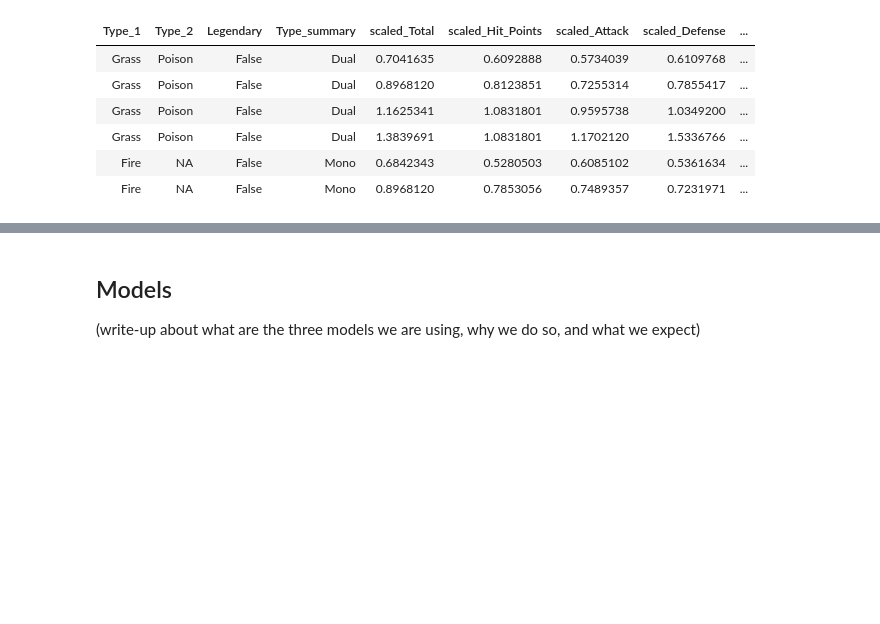
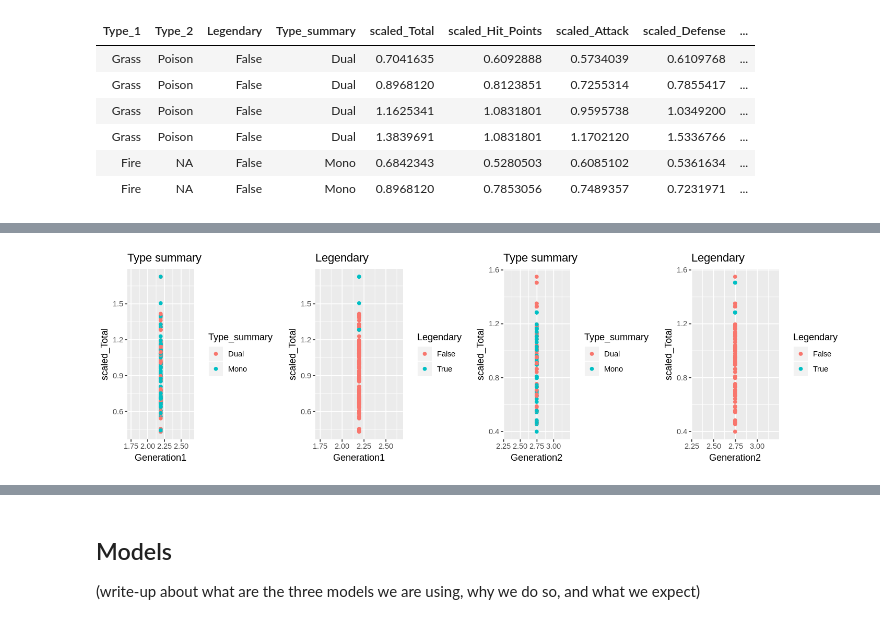
Before and after one commit to Towelat/DSCI--group-7, a Jupyter notebook: group_7_project.ipynb, the cells around one changed output, grey strips where cells are left out. Saved outputs shown, nothing was run; the diff lists cells and outputs as text; code cells hidden in the pictures; blank space fills up the shorter version.

```diff
--- a/group_7_project.ipynb
+++ b/group_7_project.ipynb
@@ -143,0 +186,94 @@ head(scaled_pokemon)
+# %%
+options(repr.plot.width= 12, repr.plot.height= 3.5)
+
+viz4 <- scaled_pokemon %>% filter(!scaled_Gen_1 == 0)%>%
+        ggplot(aes(x= scaled_Gen_1, y= scaled_Total, colour = Type_summary))+
+        geom_point()+
+        #geom_bar(stat = "identity")+
+        labs(x= "Generation1")+
+        ggtitle("Type summary")
+
+viz5 <- scaled_pokemon %>% filter(!scaled_Gen_1 == 0)%>%
+        ggplot(aes(x= scaled_Gen_1, y= scaled_Total, colour = Legendary))+
+        geom_point()+
+        #geom_bar(stat = "identity")+
+        labs(x= "Generation1")+
+        ggtitle("Legendary")
+
+viz6 <- scaled_pokemon %>% filter(!scaled_Gen_2 == 0)%>%
+        ggplot(aes(x= scaled_Gen_2, y= scaled_Total, colour = Type_summary))+
+        geom_point()+
+        #geom_bar(stat = "identity")+
+        labs(x= "Generation2")+
+        ggtitle("Type summary")
+
+viz7 <- scaled_pokemon %>% filter(!scaled_Gen_2 == 0)%>%
+        ggplot(aes(x= scaled_Gen_2, y= scaled_Total, colour = Legendary))+
+        geom_point()+
+        #geom_bar(stat = "identity")+
+        labs(x= "Generation2")+
+        ggtitle("Legendary")
+
+grid.arrange(viz4, viz5, viz6, viz7, ncol = 4)
+
+viz8 <- scaled_pokemon %>% filter(!scaled_Gen_3 == 0)%>%
+        ggplot(aes(x= scaled_Gen_3, y= scaled_Total, colour = Type_summary))+
+        geom_point()+
+        #geom_bar(stat = "identity")+
+        labs(x= "Generation3")+
+        ggtitle("Type summary")
+
+viz9 <- scaled_pokemon %>% filter(!scaled_Gen_3 == 0)%>%
+        ggplot(aes(x= scaled_Gen_3, y= scaled_Total, colour = Legendary))+
+        geom_point()+
+        #geom_bar(stat = "identity")+
+        labs(x= "Generation3")+
+        ggtitle("Legendary")
+
+viz10 <- scaled_pokemon %>% filter(!scaled_Gen_4 == 0)%>%
+        ggplot(aes(x= scaled_Gen_4, y= scaled_Total, colour = Type_summary))+
+        geom_point()+
+        #geom_bar(stat = "identity")+
+        labs(x= "Generation4")+
+        ggtitle("Type summary")
+
+viz11 <- scaled_pokemon %>% filter(!scaled_Gen_4 == 0)%>%
+        ggplot(aes(x= scaled_Gen_4, y= scaled_Total, colour = Legendary))+
+        geom_point()+
+        #geom_bar(stat = "identity")+
+        labs(x= "Generation4")+
+        ggtitle("Legendary")
+
+grid.arrange(viz8, viz9, viz10, viz11, ncol = 4)
+
+viz12 <- scaled_pokemon %>% filter(!scaled_Gen_5 == 0)%>%
+        ggplot(aes(x= scaled_Gen_5, y= scaled_Total, colour = Type_summary))+
+        geom_point()+
+        #geom_bar(stat = "identity")+
+        labs(x= "Generation5")+
+        ggtitle("Type summary")
+
+viz13 <- scaled_pokemon %>% filter(!scaled_Gen_5 == 0)%>%
+        ggplot(aes(x= scaled_Gen_5, y= scaled_Total, colour = Legendary))+
+        geom_point()+
+        #geom_bar(stat = "identity")+
+        labs(x= "Generation5")+
+        ggtitle("Legendary")
+
+viz14 <- scaled_pokemon %>% filter(!scaled_Gen_6 == 0)%>%
+        ggplot(aes(x= scaled_Gen_6, y= scaled_Total, colour = Type_summary))+
+        geom_point()+
+        #geom_bar(stat = "identity")+
+        labs(x= "Generation6")+
+        ggtitle("Type summary")
+
+viz15 <- scaled_pokemon %>% filter(!scaled_Gen_6 == 0)%>%
+        ggplot(aes(x= scaled_Gen_6, y= scaled_Total, colour = Legendary))+
+        geom_point()+
+        #geom_bar(stat = "identity")+
+        labs(x= "Generation6")+
+        ggtitle("Legendary")
+
+grid.arrange(viz12, viz13, viz14, viz15, ncol = 4)
+# %% [output]
+[figure, added]
```
Also changed, not shown: parts of 27 cells of this notebook.
